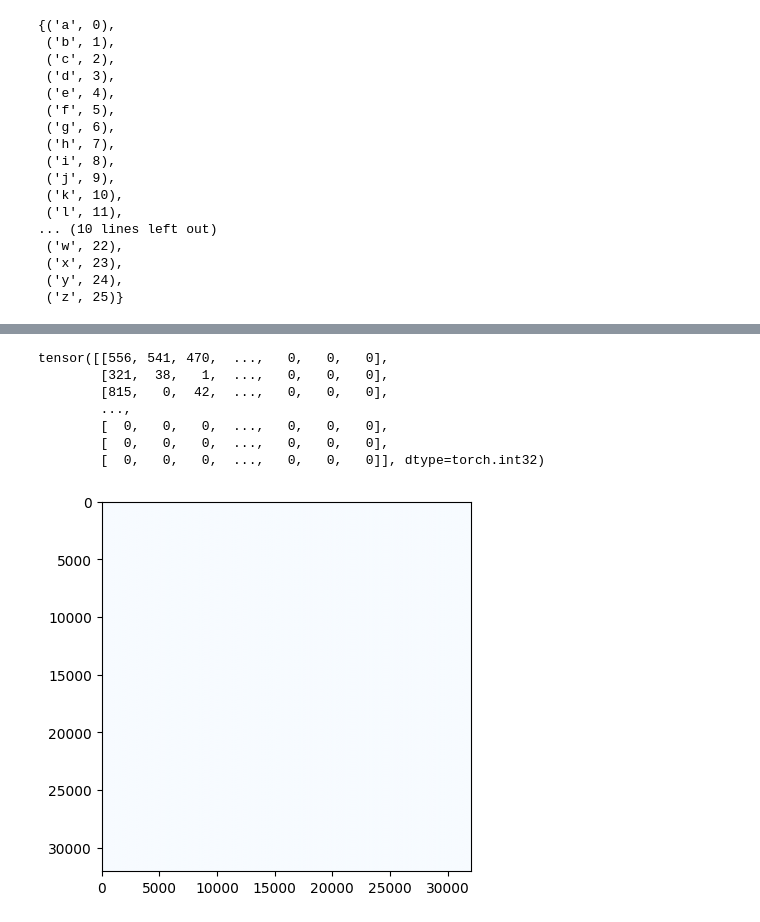
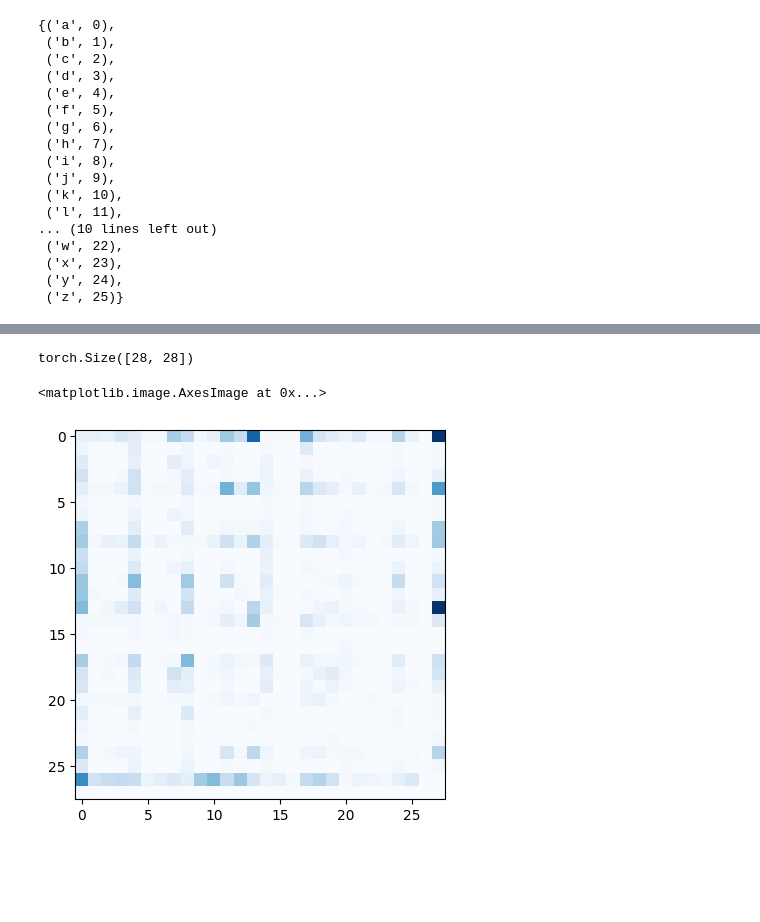
Before and after one commit to whyczz/makeless, a Jupyter notebook: makeless.ipynb, the cells around one changed output, grey strips where cells are left out. Saved outputs shown, nothing was run; the diff lists cells and outputs as text; code cells hidden in the pictures; blank space fills up the shorter version.

Commit message:
[fix] get jupyter to render correctly because i was ooming my laptop by rendering a len(words)^2 array

```diff
--- a/makeless.ipynb
+++ b/makeless.ipynb
@@ -188,29 +192,17 @@ stoi
 # %%
 # build bigram counts with pytorch array over dict
 def build_bigram_counts(words=words, stoi=stoi):
-    N = torch.zeros(len(words), len(words), dtype=torch.int32)
+    N = torch.zeros(len(stoi), len(stoi), dtype=torch.int32)
     for w in words:
         chars = ['<S>'] + list(w) + ['<E>']
         for c1, c2 in zip(chars, chars[1:]):
             i1, i2 = stoi[c1], stoi[c2]
             N[i1][i2] += 1
+            # print(f'{c1=}, {c2=}, {i1=}, {i2=}, {N[i1][i2]=}')
     return N
 # %%
 N = build_bigram_counts()
 # %%
-N
+N.shape
 # %% [output]
-tensor([[556, 541, 470,  ...,   0,   0,   0],
-        [321,  38,   1,  ...,   0,   0,   0],
-        [815,   0,  42,  ...,   0,   0,   0],
-        ...,
-        [  0,   0,   0,  ...,   0,   0,   0],
-        [  0,   0,   0,  ...,   0,   0,   0],
-        [  0,   0,   0,  ...,   0,   0,   0]], dtype=torch.int32)
+torch.Size([28, 28])
-# %%
-%matplotlib inline
-import matplotlib.pyplot as plt
-plt.imshow(N.detach().cpu().numpy(), cmap='Blues') # DETACH AND CPU. MEMORIZE THIS.
-plt.show()
-# %% [output]
-[figure, removed]
@@ -218,0 +209,5 @@ plt.show()
+# %%
+plt.imshow(N, cmap='Blues')
+# %% [output]
+<matplotlib.image.AxesImage at 0x...>
+[figure, added]
```
Also changed, not shown: parts of 4 cells of this notebook, 4 other files.
